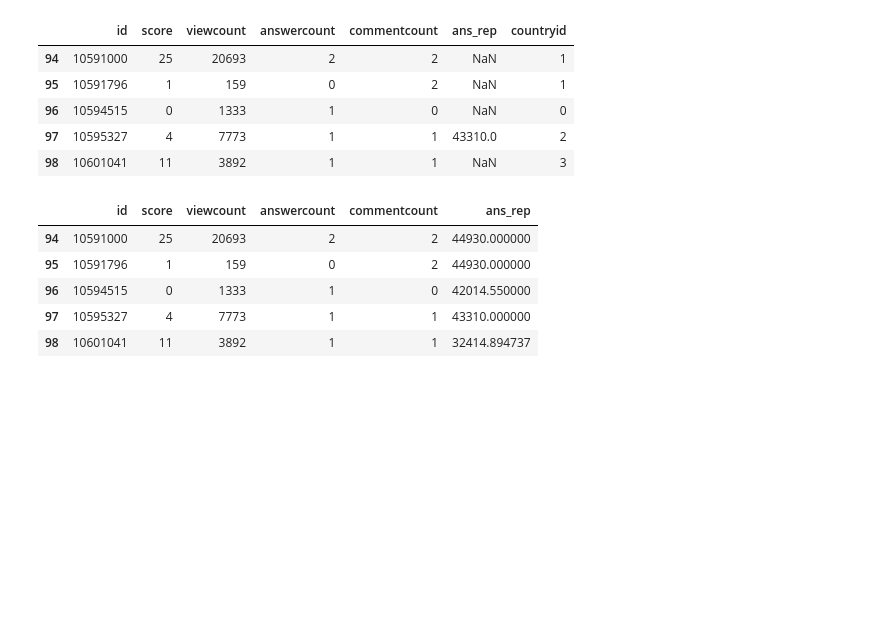
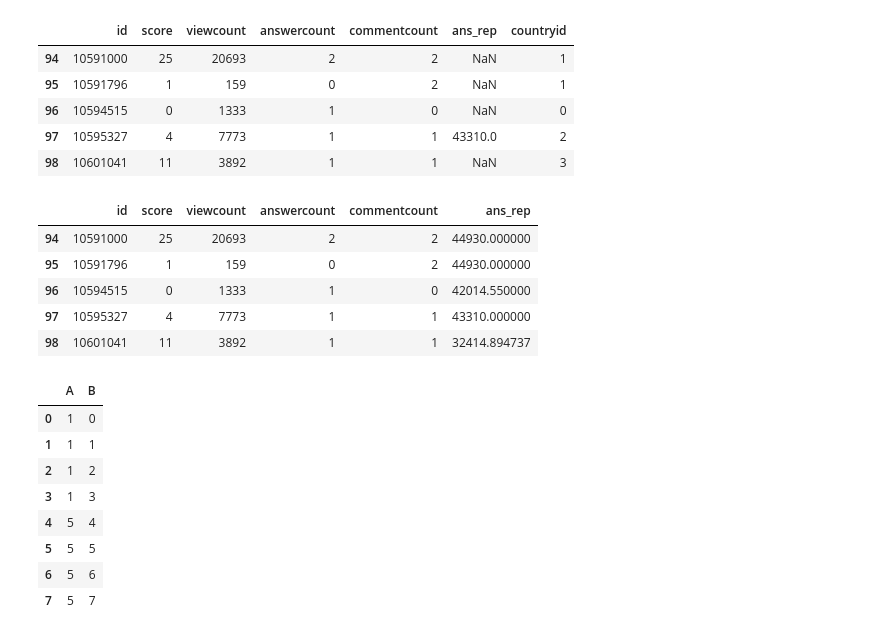
Before and after one commit to onlyphantom/WebAnalytics, a Jupyter notebook: panda_documentation.ipynb, the cells around one changed output. Cells and saved outputs as stored; diff of their text form; code cells hidden in the pictures; blank space fills up the shorter version.

```diff
--- a/panda_documentation.ipynb
+++ b/panda_documentation.ipynb
@@ -353,3 +353,20 @@ dat.groupby('countryid').transform(f).tail()
 | 96 | 10594515 | 0 | 1333 | 1 | 0 | 42014.550000 |
 | 97 | 10595327 | 4 | 7773 | 1 | 1 | 43310.000000 |
 | 98 | 10601041 | 11 | 3892 | 1 | 1 | 32414.894737 |
+# %%
+df_re = pd.DataFrame({
+    'A': [1] * 4 + [5] * 4,
+    'B': np.arange(8)
+})
+
+df_re
+# %% [output]
+|  | A | B |
+| 0 | 1 | 0 |
+| 1 | 1 | 1 |
+| 2 | 1 | 2 |
+| 3 | 1 | 3 |
+| 4 | 5 | 4 |
+| 5 | 5 | 5 |
+| 6 | 5 | 6 |
+| 7 | 5 | 7 |
```
Also changed, not shown: parts of 21 cells of this notebook.
